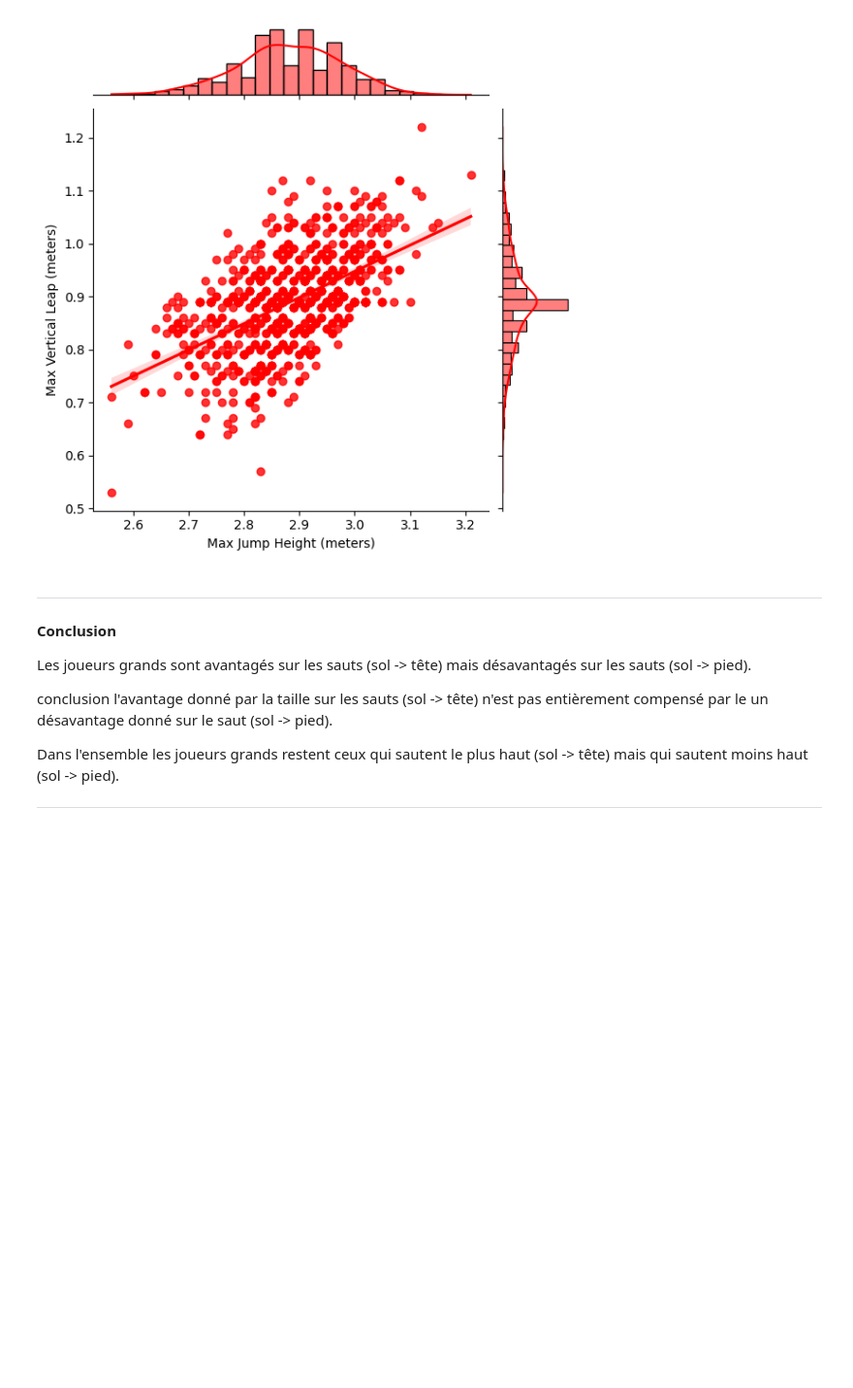
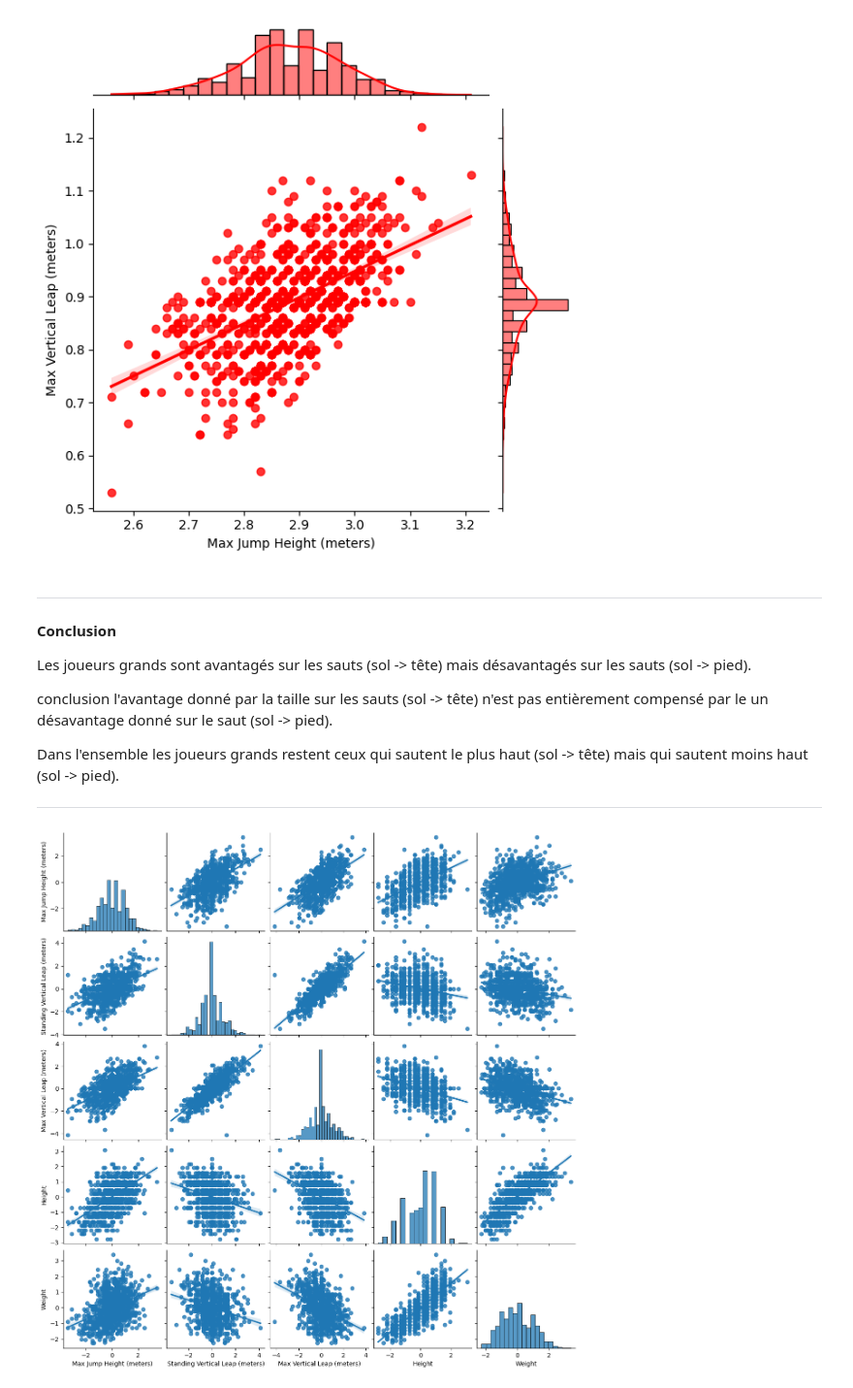
Before and after one commit to P0TEZ/nbaStats, a Jupyter notebook: JumpAnalyse.ipynb, the cells around one changed output. Shown at 97% size. Drawn from its saved outputs; the diff is of its cells as text; code cells hidden in the pictures; blank space fills up the shorter version.

```diff
--- a/JumpAnalyse.ipynb
+++ b/JumpAnalyse.ipynb
@@ -147,3 +154,8 @@ Dans l'ensemble les joueurs grands restent ceux qui sautent le plus haut (sol ->
 
 
 ---
+# %%
+sns.pairplot(df1, kind="reg")
+plt.show()
+# %% [output]
+[figure, added]
```
Also changed, not shown: parts of 1 cell of this notebook.
